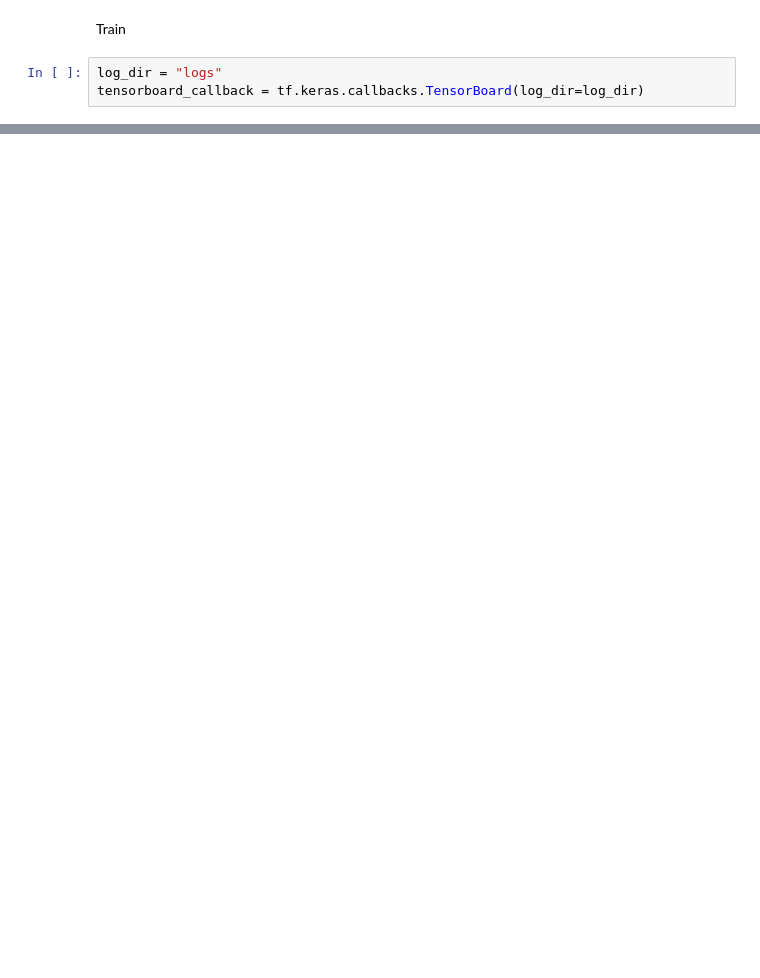
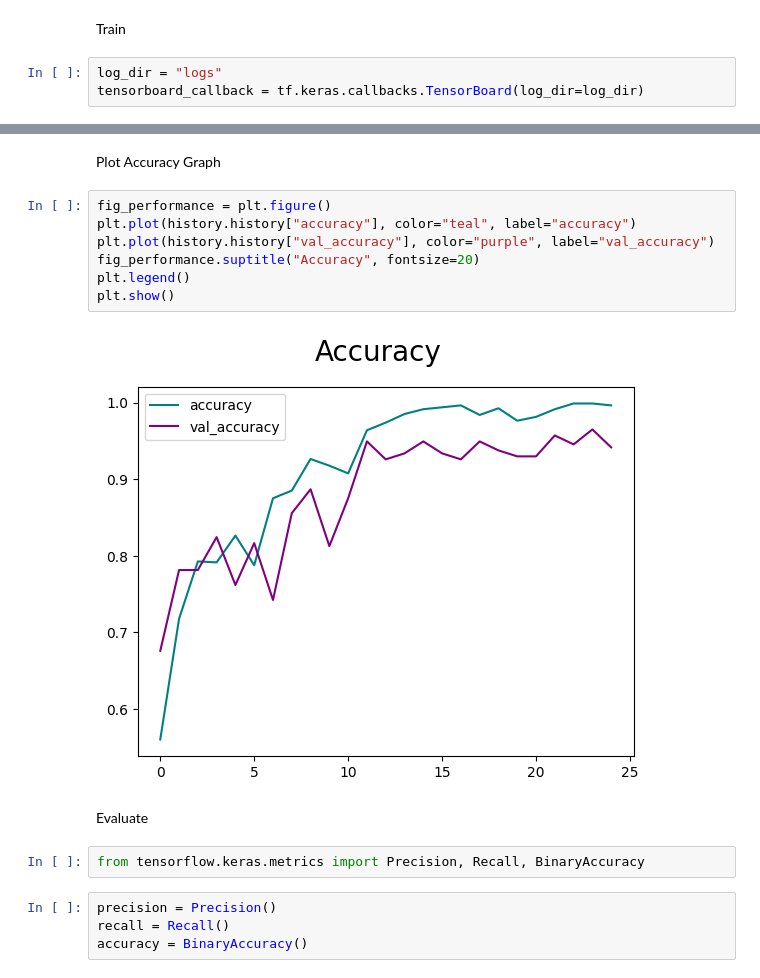
Before and after one commit to elif-krvan/Weather-Classifier, a Jupyter notebook: weather.ipynb, the cells around one changed output, grey strips where cells are left out. Saved outputs shown, nothing was run; the diff lists cells and outputs as text; blank space fills up the shorter version.

```diff
--- a/weather.ipynb
+++ b/weather.ipynb
@@ -249,0 +257,19 @@ Epoch 25/25
+# %% [markdown]
+Plot Accuracy Graph
+# %%
+fig_performance = plt.figure()
+plt.plot(history.history["accuracy"], color="teal", label="accuracy")
+plt.plot(history.history["val_accuracy"], color="purple", label="val_accuracy")
+fig_performance.suptitle("Accuracy", fontsize=20)
+plt.legend()
+plt.show()
+# %% [output]
+[figure, added]
+# %% [markdown]
+Evaluate
+# %%
+from tensorflow.keras.metrics import Precision, Recall, BinaryAccuracy
+# %%
+precision = Precision()
+recall = Recall()
+accuracy = BinaryAccuracy()
```
Also changed, not shown: parts of 23 cells of this notebook, 10 other files.
